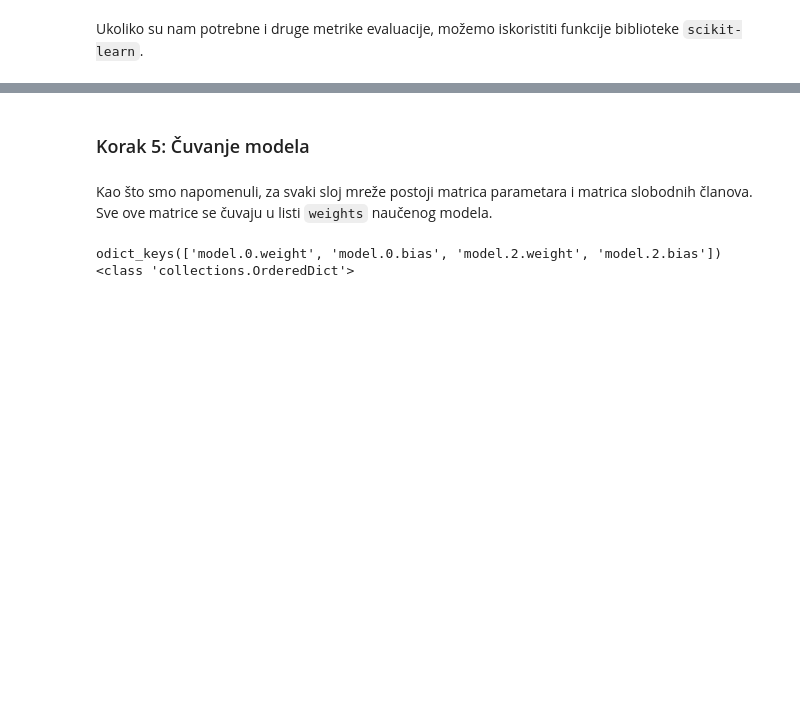
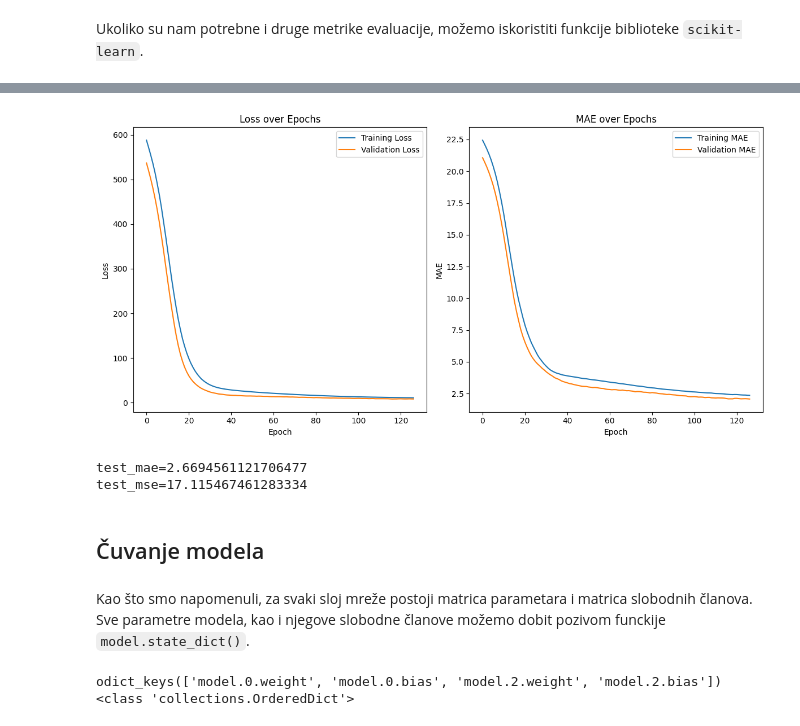
Before and after one commit to matf-ml/materijali-sa-vezbi-2024, a Jupyter notebook: Vezbe-10/03_Regresija.ipynb, the cells around one changed output, grey strips where cells are left out. Saved outputs shown, nothing was run; the diff lists cells and outputs as text; code cells hidden in the pictures; blank space fills up the shorter version.

```diff
--- a/Vezbe-10/03_Regresija.ipynb
+++ b/Vezbe-10/03_Regresija.ipynb
@@ -113,7 +131,7 @@ Sada ćemo prilikom treniranja mreže, jedan deo podataka iskoristiti za validac
 # %% [markdown]
 Mrežu ćemo trenirati u 100 epoha sa paketićima veličine 32 instance. Ovoga puta ćemo postaviti i `verbose` parametar funkcije na vrednost 1 kako bismo mogli da pratimo ispise u toku izvršavanja funkcije.
 # %%
-N_EPOCHS = 100
+N_EPOCHS = 200
 BATCH_SIZE = 32
 # %%
 from torch.utils.data import TensorDataset, DataLoader
@@ -233,0 +236,21 @@ Test MSE: 15.209432601928711, Test MEA: 2.7004189491271973
+# %%
+model.eval()
+test_mse, test_mae, test_samples = 0, 0, 0
+
+with torch.no_grad():
+    for inputs, labels in tqdm(test_loader):
+        inputs, labels = inputs.to(device), labels.to(device)
+        batch_size = inputs.size(0)
+
+
+        predictions = model(inputs).squeeze()
+        mse = (predictions - labels).pow(2).mean()
+        mae = (predictions - labels).abs().mean()
+
+        test_mse += mse.item() * batch_size
+        test_mae += mae.item() * batch_size
+        test_samples += batch_size
+test_mse /= test_samples
+test_mae /= test_samples
+print(f"{test_mae=}")
+print(f"{test_mse=}")
@@ -290,7 +351,53 @@ Broj epoha treniranja:  16
+# %%
+
+# Plotting metrics
+fig, axes = plt.subplots(nrows=1, ncols=2, figsize=(12, 6))
+axes[0].plot(metrics2['loss']['train'], label='Training Loss')
+axes[0].plot(metrics2['loss']['valid'], label='Validation Loss')
+axes[0].set_title('Loss over Epochs')
+axes[0].set_xlabel('Epoch')
+axes[0].set_ylabel('Loss')
+axes[0].legend()
+
+axes[1].plot(metrics2['mae']['train'], label='Training MAE')
+axes[1].plot(metrics2['mae']['valid'], label='Validation MAE')
+axes[1].set_title('MAE over Epochs')
+axes[1].set_xlabel('Epoch')
+axes[1].set_ylabel('MAE')
+axes[1].legend()
+
+plt.tight_layout()
+plt.show()
+# %% [output]
+[figure, added]
+# %%
+model2.eval()
+test_mse, test_mae, test_samples = 0, 0, 0
+
+with torch.no_grad():
+    for inputs, labels in tqdm(test_loader):
+        inputs, labels = inputs.to(device), labels.to(device)
+        batch_size = inputs.size(0)
+
+
+        predictions = model2(inputs).squeeze()
+        mse = (predictions - labels).pow(2).mean()
+        mae = (predictions - labels).abs().mean()
+
+        test_mse += mse.item() * batch_size
+        test_mae += mae.item() * batch_size
+        test_samples += batch_size
+test_mse /= test_samples
+test_mae /= test_samples
+print(f"{test_mae=}")
+print(f"{test_mse=}")
+# %% [output]
+test_mae=2.6694561121706477
+test_mse=17.115467461283334
 # %% [markdown]
-### Korak 5: Čuvanje modela
+## Čuvanje modela
 # %% [markdown]
-Kao što smo napomenuli, za svaki sloj mreže postoji matrica parametara i matrica slobodnih članova. Sve ove matrice se čuvaju u listi `weights` naučenog modela.
+Kao što smo napomenuli, za svaki sloj mreže postoji matrica parametara i matrica slobodnih članova. Sve parametre modela, kao i njegove slobodne članove možemo dobit pozivom funckije `model.state_dict()`.
 # %%
 print(model.state_dict().keys())
 print(type(model.state_dict()))
```
Also changed, not shown: parts of 72 cells of this notebook, 24 other files.
